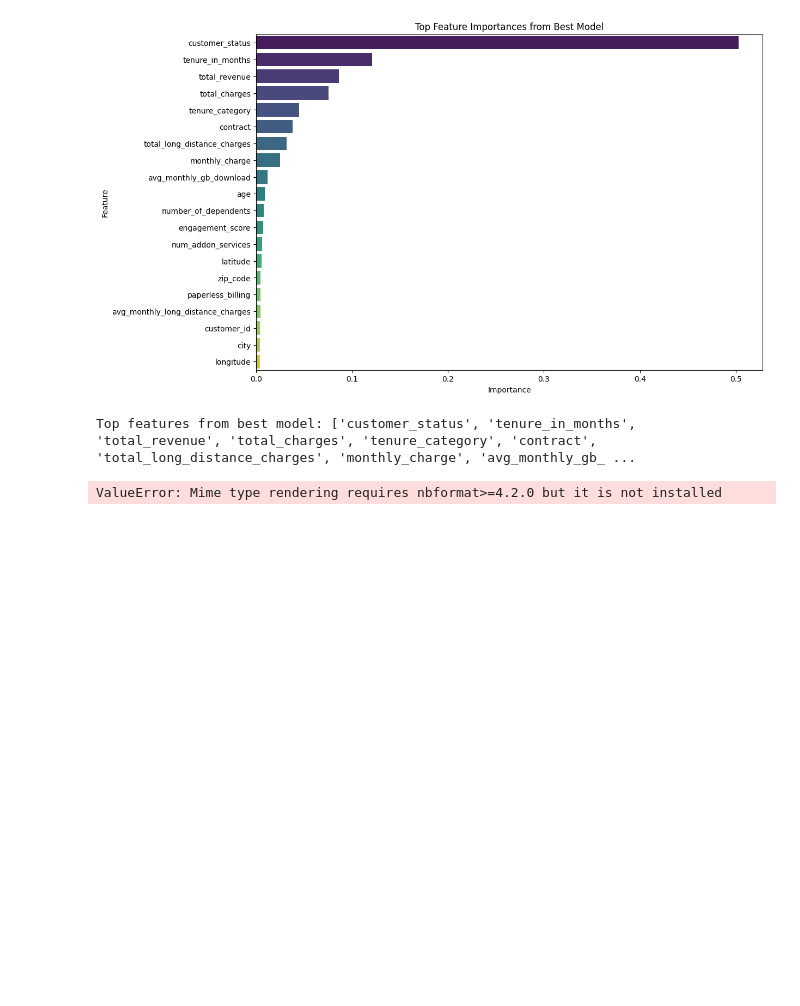
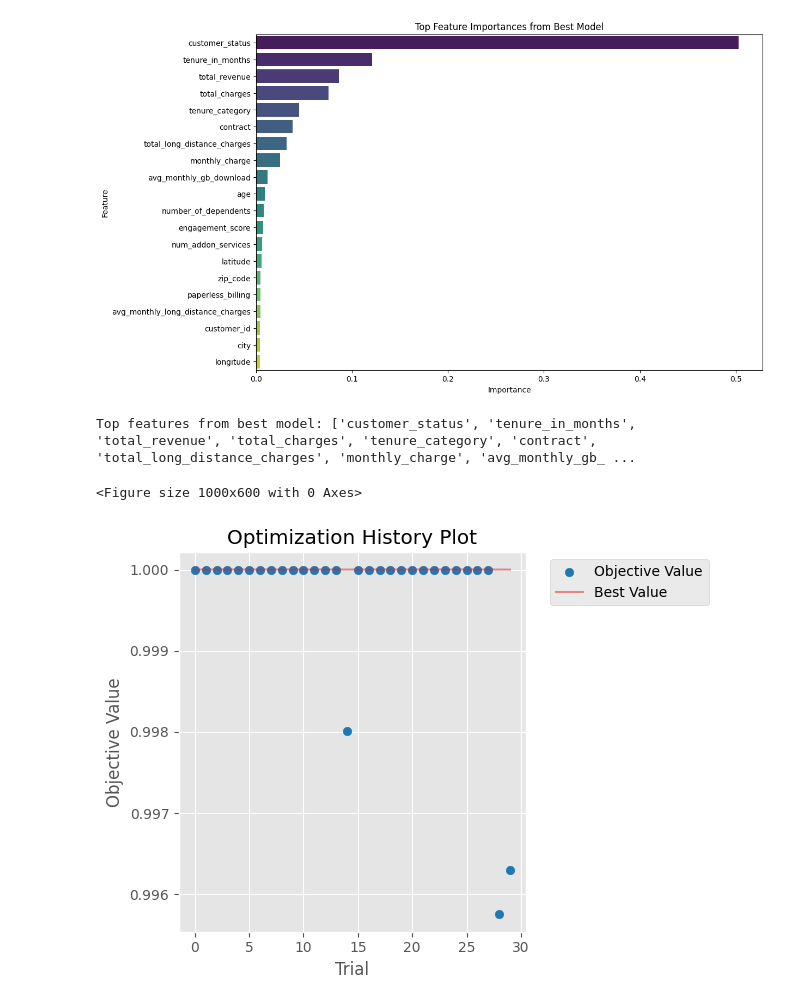
Before and after one commit to Niair/Customer_Churn_Prediction_using_MLOpps_MLflow_AWS_CI-CD, a Jupyter notebook: notebooks/book.ipynb, the cells around one changed output. Saved outputs shown, nothing was run; the diff lists cells and outputs as text; code cells hidden in the pictures; blank space fills up the shorter version.

```diff
--- a/notebooks/book.ipynb
+++ b/notebooks/book.ipynb
@@ -689,7 +689,3 @@ if hasattr(best_model, 'feature_importances_'):
 # %% [output]
 [figure]
 Top features from best model: ['customer_status', 'tenure_in_months', 'total_revenue', 'total_charges', 'tenure_category', 'contract', 'total_long_distance_charges', 'monthly_charge', 'avg_monthly_gb_ ...
-# %%
-optuna.visualization.plot_optimization_history(study).show()
-# %% [output]
-ValueError: Mime type rendering requires nbformat>=4.2.0 but it is not installed
@@ -697,0 +695,9 @@ optuna.visualization.plot_param_importances(study).show()
+# %%
+# Plot optimization history
+plt.figure(figsize=(10, 6))
+plot_optimization_history(study)
+plt.tight_layout()
+plt.show()
+# %% [output]
+<Figure size 1000x600 with 0 Axes>
+[figure, added]
```
Also changed, not shown: parts of 3 cells of this notebook, 1 other file.
